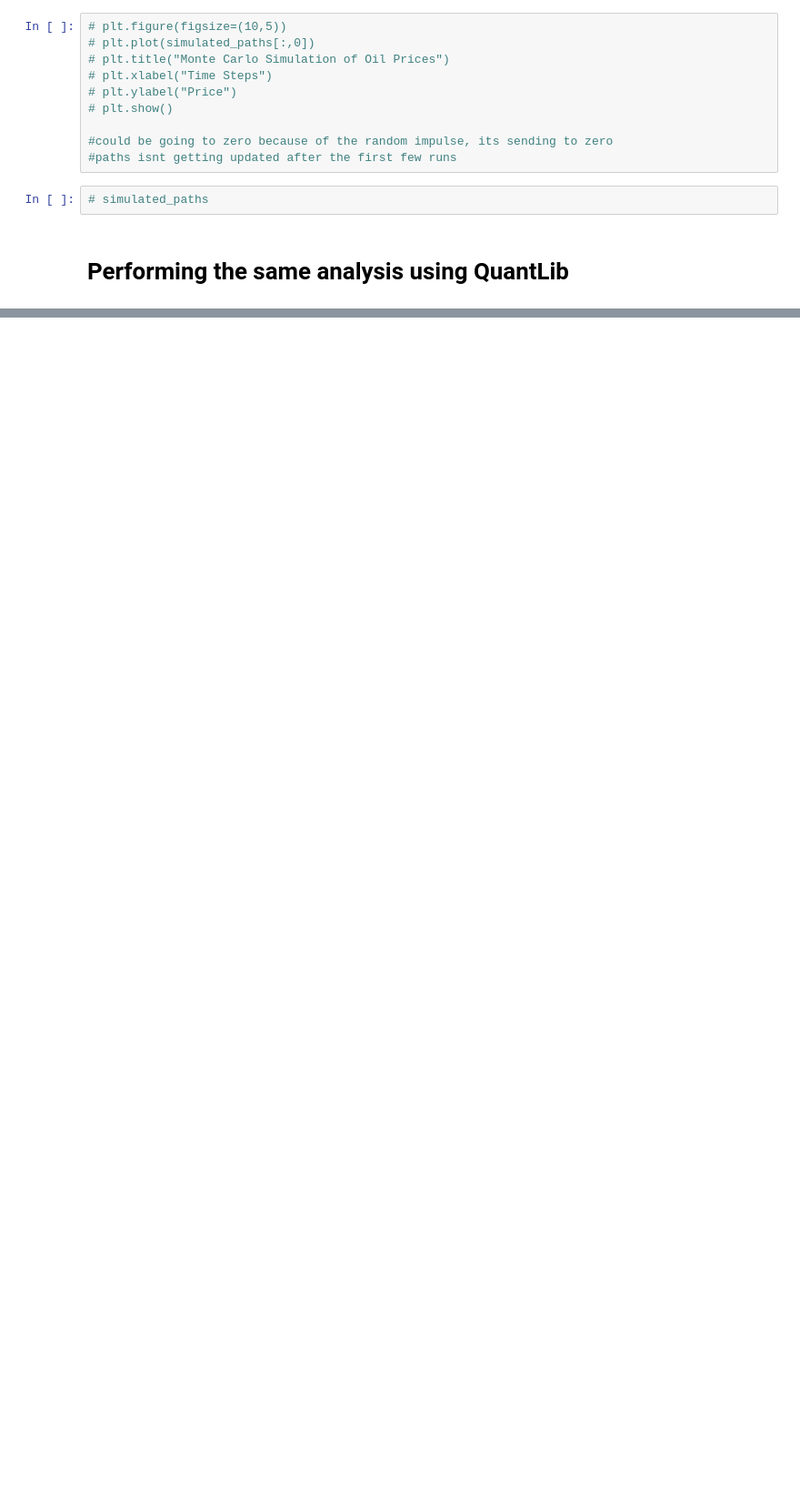
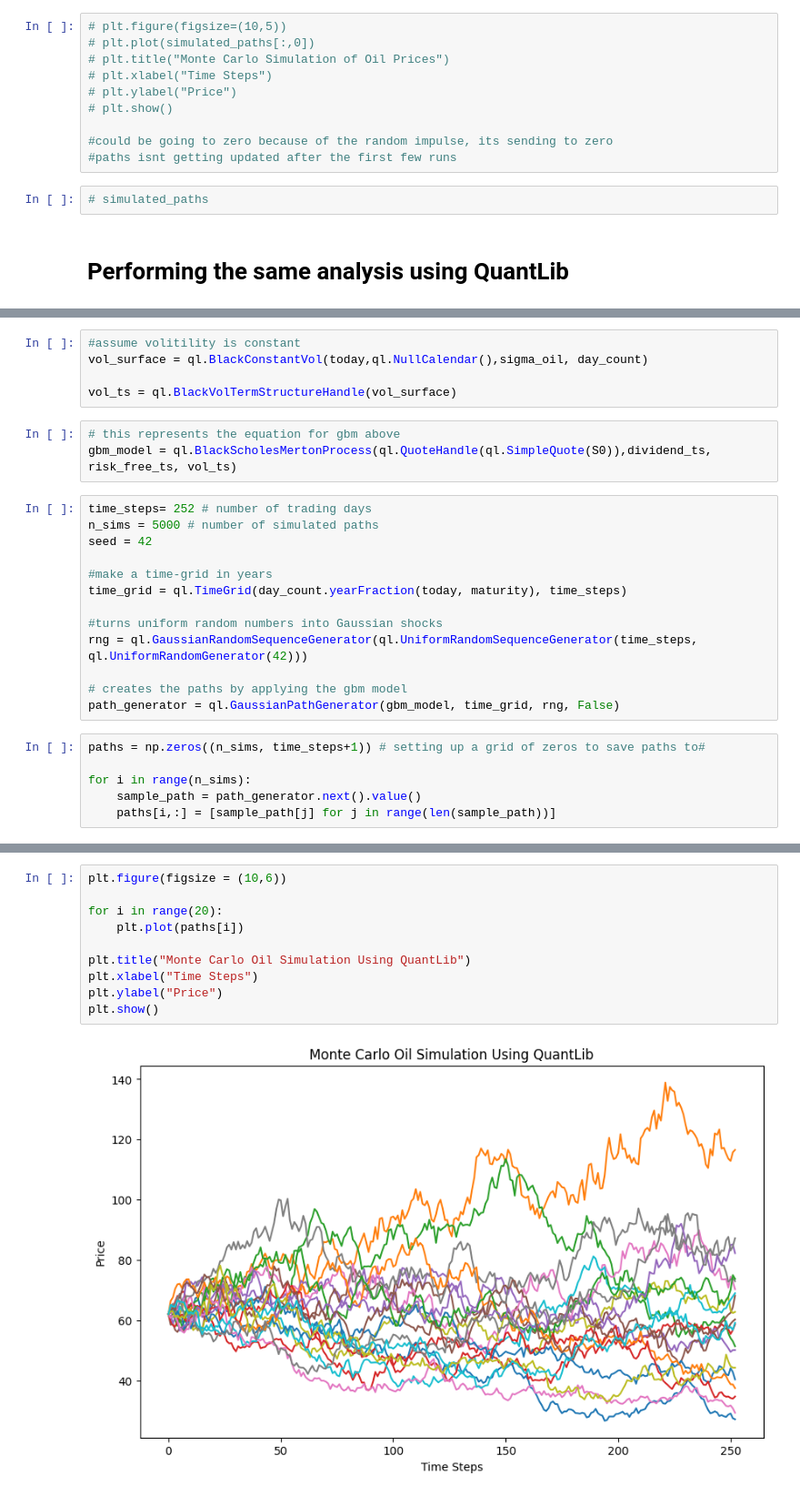
Before and after one commit to maxthebigcoda/Commodity-Modelling-Monte-Carlo-, a Jupyter notebook: Monte_Carlo.ipynb, the cells around one changed output, grey strips where cells are left out. Shown at 91% size. Drawn from its saved outputs; the diff is of its cells as text; blank space fills up the shorter version.

Commit message:
Plotted simulated futures of oil using QuantLib

```diff
--- a/Monte_Carlo.ipynb
+++ b/Monte_Carlo.ipynb
@@ -159,0 +172,27 @@ SyntaxError: invalid syntax (406750656.py, line 6)
+# %%
+#assume volitility is constant
+vol_surface = ql.BlackConstantVol(today,ql.NullCalendar(),sigma_oil, day_count)
+
+vol_ts = ql.BlackVolTermStructureHandle(vol_surface)
+# %%
+# this represents the equation for gbm above
+gbm_model = ql.BlackScholesMertonProcess(ql.QuoteHandle(ql.SimpleQuote(S0)),dividend_ts, risk_free_ts, vol_ts)
+# %%
+time_steps= 252 # number of trading days
+n_sims = 5000 # number of simulated paths
+seed = 42
+
+#make a time-grid in years
+time_grid = ql.TimeGrid(day_count.yearFraction(today, maturity), time_steps)
+
+#turns uniform random numbers into Gaussian shocks
+rng = ql.GaussianRandomSequenceGenerator(ql.UniformRandomSequenceGenerator(time_steps, ql.UniformRandomGenerator(42)))
+
+# creates the paths by applying the gbm model
+path_generator = ql.GaussianPathGenerator(gbm_model, time_grid, rng, False)
+# %%
+paths = np.zeros((n_sims, time_steps+1)) # setting up a grid of zeros to save paths to#
+
+for i in range(n_sims):
+    sample_path = path_generator.next().value()
+    paths[i,:] = [sample_path[j] for j in range(len(sample_path))]
@@ -159,0 +203,12 @@ SyntaxError: invalid syntax (406750656.py, line 6)
+# %%
+plt.figure(figsize = (10,6))
+
+for i in range(20):
+    plt.plot(paths[i])
+
+plt.title("Monte Carlo Oil Simulation Using QuantLib")
+plt.xlabel("Time Steps")
+plt.ylabel("Price")
+plt.show()
+# %% [output]
+[figure, added]
```
Also changed, not shown: parts of 6 cells of this notebook.
